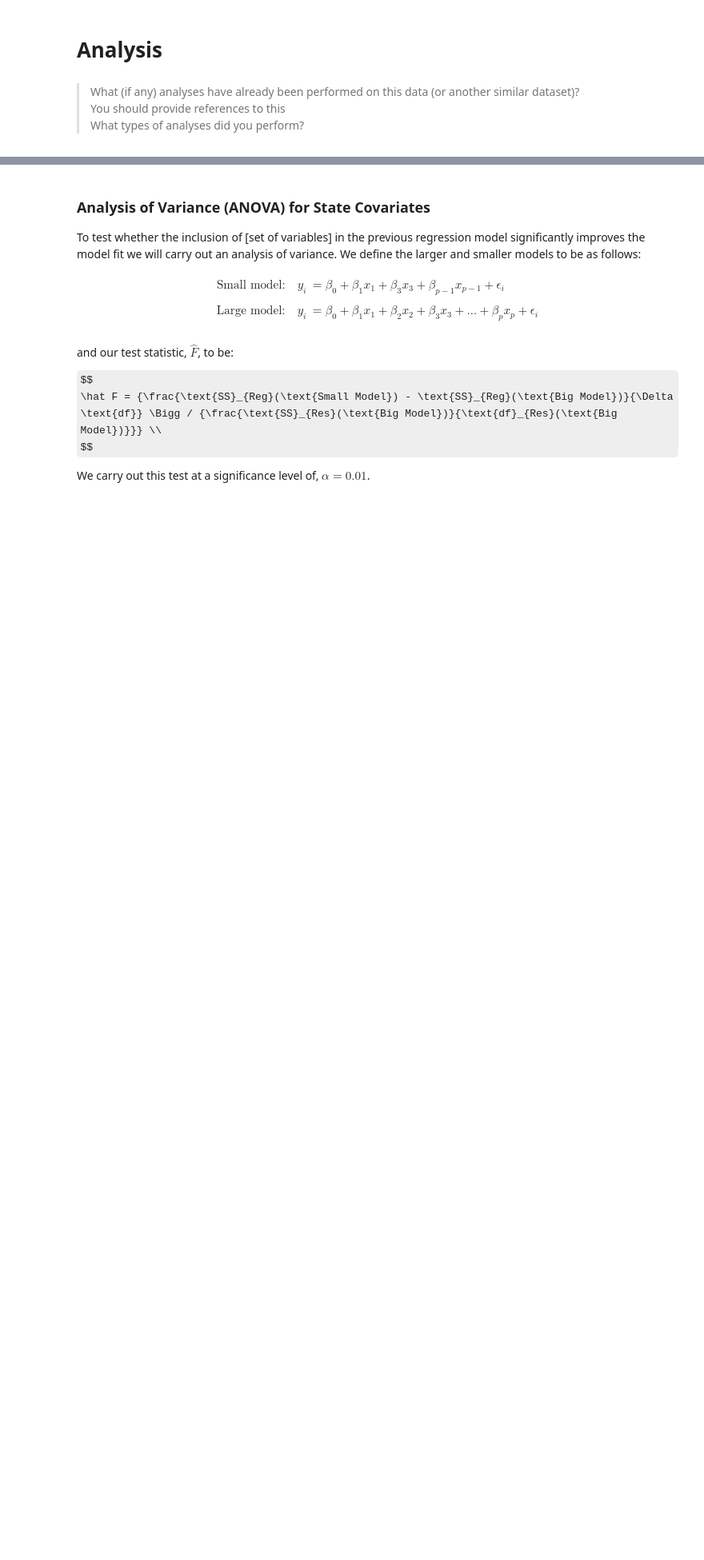
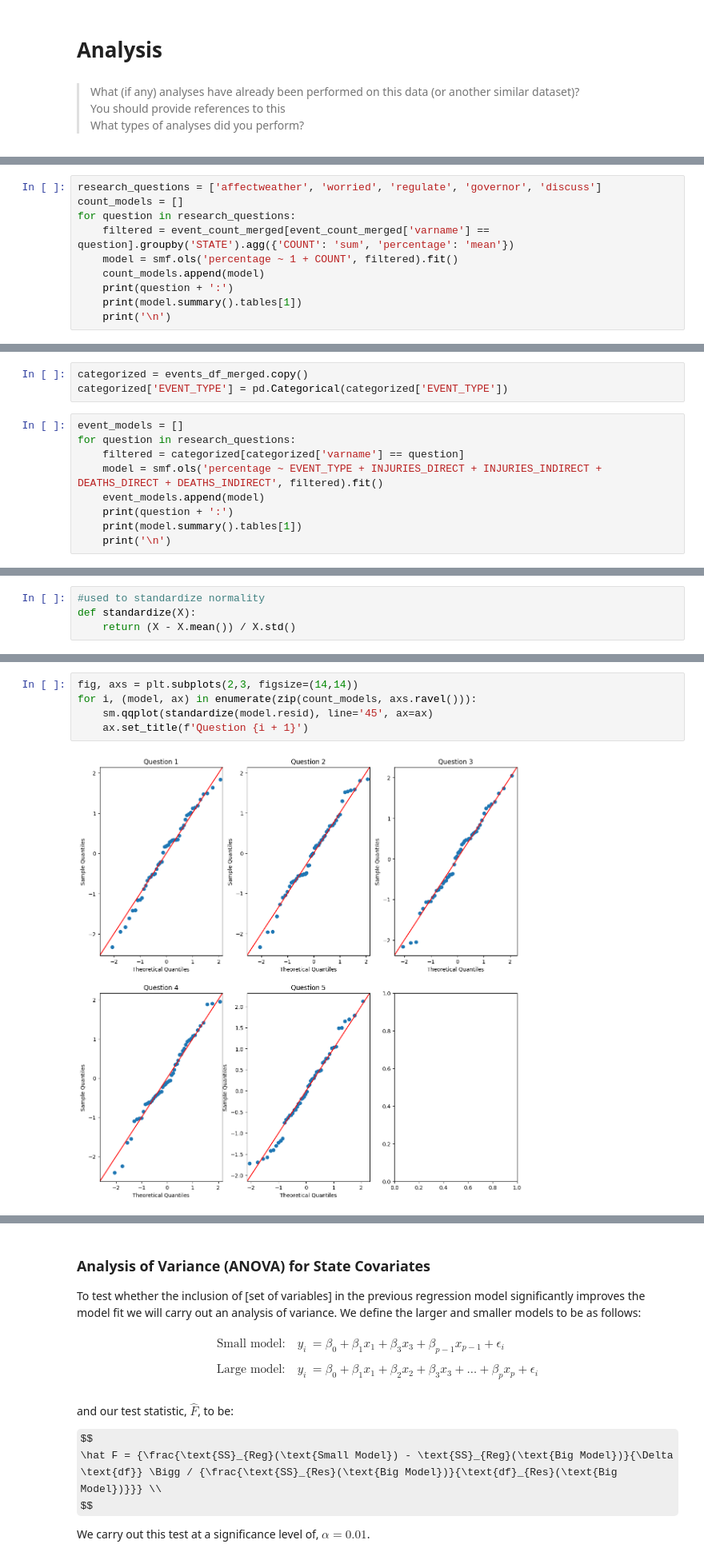
Before and after one commit to ncolebank12/math189-proj, a Jupyter notebook: project.ipynb, the cells around one changed output, grey strips where cells are left out. Shown at 80% size. Saved outputs shown, nothing was run; the diff lists cells and outputs as text; some formulas as TeX source; blank space fills up the shorter version.

```diff
--- a/project.ipynb
+++ b/project.ipynb
@@ -811,0 +827,10 @@ This distribution also contains no significant outliers, but it does tend to be
+# %%
+research_questions = ['affectweather', 'worried', 'regulate', 'governor', 'discuss']
+count_models = []
+for question in research_questions:
+    filtered = event_count_merged[event_count_merged['varname'] == question].groupby('STATE').agg({'COUNT': 'sum', 'percentage': 'mean'})
+    model = smf.ols('percentage ~ 1 + COUNT', filtered).fit()
+    count_models.append(model)
+    print(question + ':')
+    print(model.summary().tables[1])
+    print('\n')
@@ -811,0 +859,12 @@ This distribution also contains no significant outliers, but it does tend to be
+# %%
+categorized = events_df_merged.copy()
+categorized['EVENT_TYPE'] = pd.Categorical(categorized['EVENT_TYPE'])
+# %%
+event_models = []
+for question in research_questions:
+    filtered = categorized[categorized['varname'] == question]
+    model = smf.ols('percentage ~ EVENT_TYPE + INJURIES_DIRECT + INJURIES_INDIRECT + DEATHS_DIRECT + DEATHS_INDIRECT', filtered).fit()
+    event_models.append(model)
+    print(question + ':')
+    print(model.summary().tables[1])
+    print('\n')
@@ -811,0 +901,4 @@ This distribution also contains no significant outliers, but it does tend to be
+# %%
+#used to standardize normality
+def standardize(X):
+    return (X - X.mean()) / X.std()
@@ -811,0 +907,7 @@ This distribution also contains no significant outliers, but it does tend to be
+# %%
+fig, axs = plt.subplots(2,3, figsize=(14,14))
+for i, (model, ax) in enumerate(zip(count_models, axs.ravel())):
+    sm.qqplot(standardize(model.resid), line='45', ax=ax)
+    ax.set_title(f'Question {i + 1}')
+# %% [output]
+[figure, added]
```
Also changed, not shown: parts of 35 cells of this notebook.
